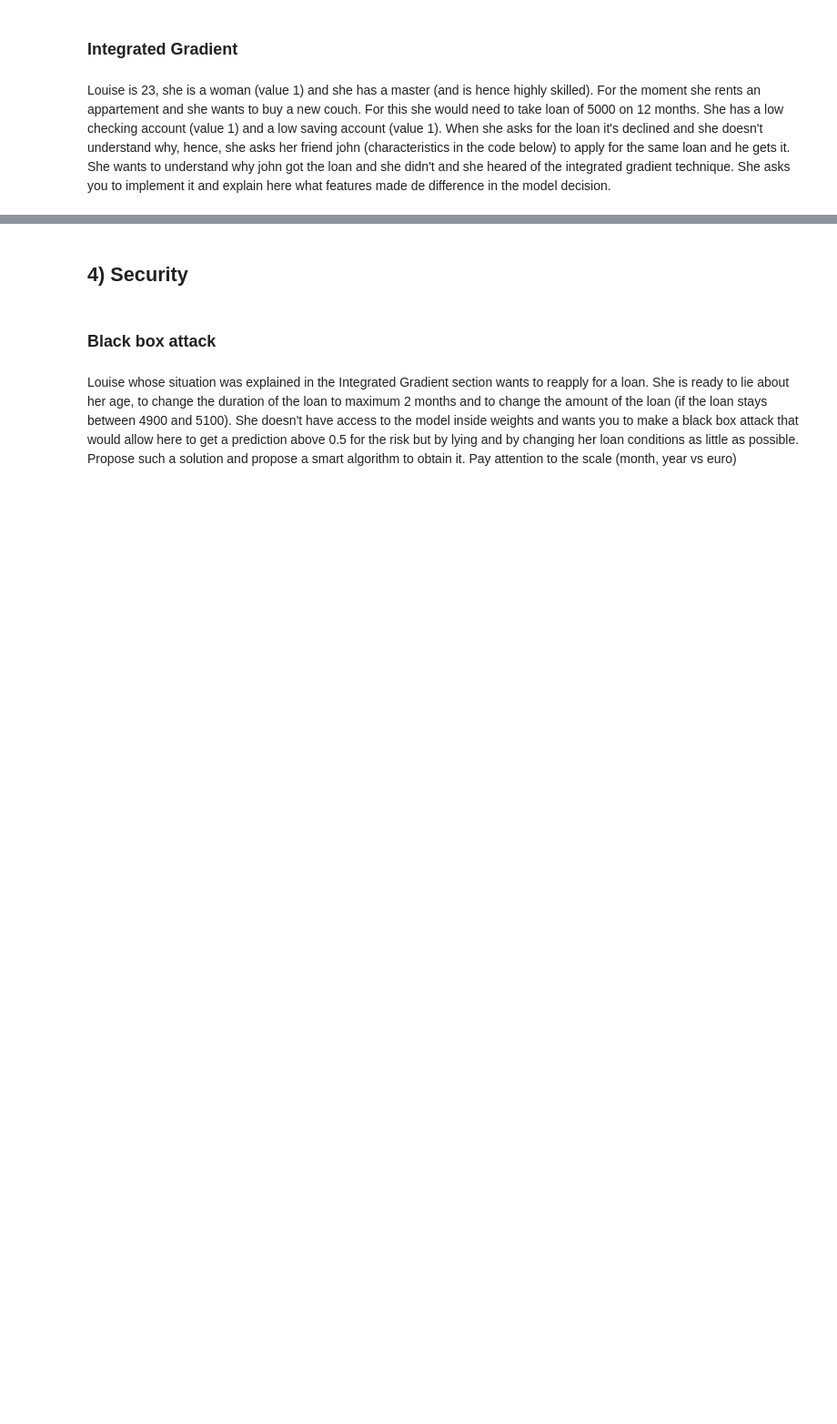
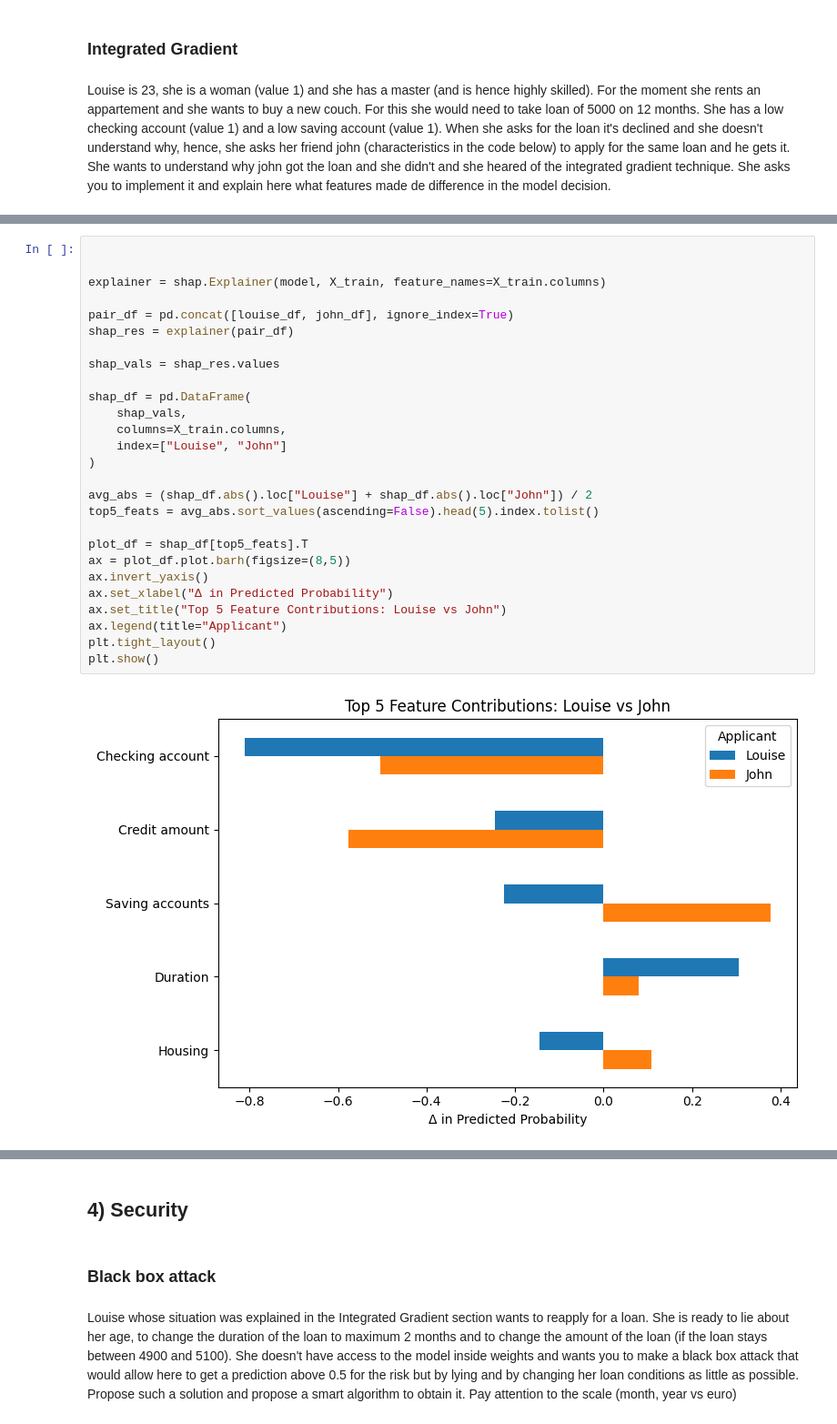
Before and after one commit to petitbato/Advanced_AI_Lab, a Jupyter notebook: Advanced_AI_labs_Exam.ipynb, the cells around one changed output, grey strips where cells are left out. Shown at 91% size. Saved outputs shown, nothing was run; the diff lists cells and outputs as text; blank space fills up the shorter version.

```diff
--- a/Advanced_AI_labs_Exam.ipynb
+++ b/Advanced_AI_labs_Exam.ipynb
@@ -627,0 +656,29 @@ EXPLAINATION FOR LOUISE
+# %%
+
+
+explainer = shap.Explainer(model, X_train, feature_names=X_train.columns)
+
+pair_df = pd.concat([louise_df, john_df], ignore_index=True)
+shap_res = explainer(pair_df)
+
+shap_vals = shap_res.values
+
+shap_df = pd.DataFrame(
+    shap_vals,
+    columns=X_train.columns,
+    index=["Louise", "John"]
+)
+
+avg_abs = (shap_df.abs().loc["Louise"] + shap_df.abs().loc["John"]) / 2
+top5_feats = avg_abs.sort_values(ascending=False).head(5).index.tolist()
+
+plot_df = shap_df[top5_feats].T
+ax = plot_df.plot.barh(figsize=(8,5))
+ax.invert_yaxis()
+ax.set_xlabel("Δ in Predicted Probability")
+ax.set_title("Top 5 Feature Contributions: Louise vs John")
+ax.legend(title="Applicant")
+plt.tight_layout()
+plt.show()
+# %% [output]
+[figure, added]
```
Also changed, not shown: parts of 26 cells of this notebook.
